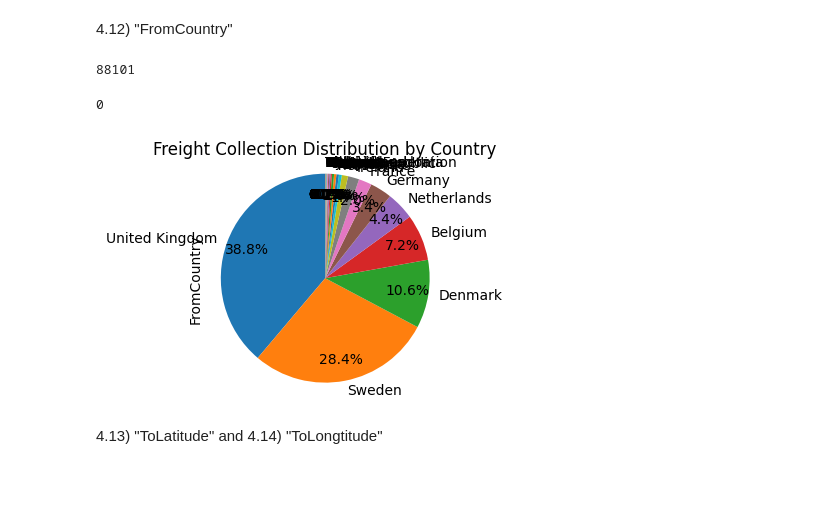
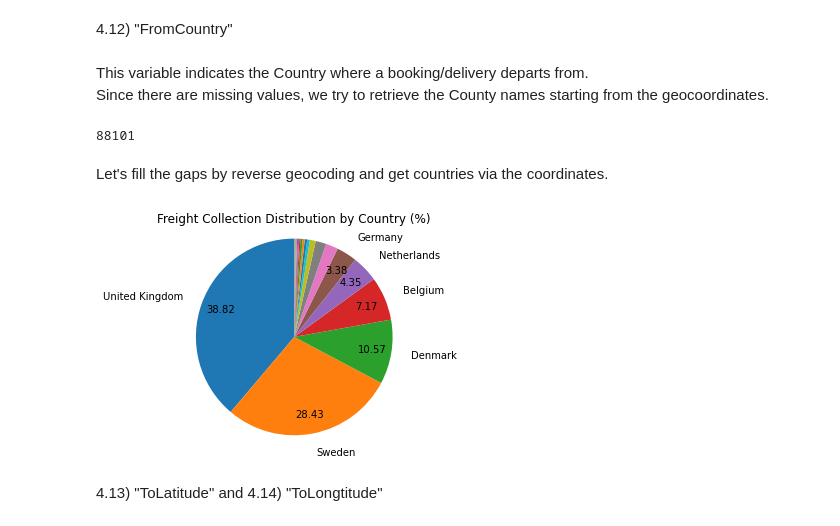
Before and after one commit to em1899/master-thesis-project, a Jupyter notebook: EDA/EDA_v5.ipynb, the cells around one changed output. Drawn from its saved outputs; the diff is of its cells as text; code cells hidden in the pictures; blank space fills up the shorter version.

```diff
--- a/EDA/EDA_v5.ipynb
+++ b/EDA/EDA_v5.ipynb
@@ -614,3 +629,8 @@ df_final.rename(columns = {"FromLongtitude": "FromLongitude"}, inplace = True)
+# %%
+df_final= df_final[df_final['FromCity'].isna()==False]
 # %% [markdown]
 4.12) "FromCountry"
+# %% [markdown]
+This variable indicates the Country where a booking/delivery departs from.
+Since there are missing values, we try to retrieve the County names starting from the geocoordinates.
 # %%
@@ -621,4 +639,6 @@ df_final.rename(columns = {"FromLongtitude": "FromLongitude"}, inplace = True)
 df_final["FromCountry"].isna().sum()
 # %% [output]
 88101
+# %% [markdown]
+Let's fill the gaps by reverse geocoding and get countries via the coordinates.
 # %%
@@ -637,28 +655,30 @@ def get_from_country(row):
 # Apply the function
 
 df_final['FromCountry'] = df_final.apply(get_from_country, axis = 1)
-# %%
-# Check again for missing values
-
-df_final["FromCountry"].isna().sum()
-# %% [output]
-0
 # %%
 # Now let's visualize the variable
 
 from_country = df_final['FromCountry'].value_counts()
 
-from_country.plot(kind = 'pie',
-                  figsize = (3, 3),
-                  autopct = '%1.1f%%',
-                  startangle = 90,
-                  pctdistance = 0.8,
-                  labeldistance = 1.1)
+def my_autopct(pct):
+    return ('%.2f' % pct) if pct > 3 else ''
 
+def get_new_labels(sizes, labels):
+    new_labels = [label if size > 100801 else '' for size, label in zip(sizes, labels)]
+    return new_labels
+
+plt.pie(from_country,
+        autopct=my_autopct,
+        startangle = 90,
+        pctdistance = 0.8,
+        labels=get_new_labels(from_country,from_country.index),
+        labeldistance = 1.2)
+
+#plt.legend(from_country.index)
 plt.axis('equal')
-plt.title('Freight Collection Distribution by Country')
+plt.title('Freight Collection Distribution by Country (%)')
 plt.show()
 # %% [output]
-[figure, old version]
+[figure, new version]
 # %% [markdown]
 4.13) "ToLatitude" and 4.14) "ToLongtitude"
```
Also changed, not shown: parts of 79 cells of this notebook.
